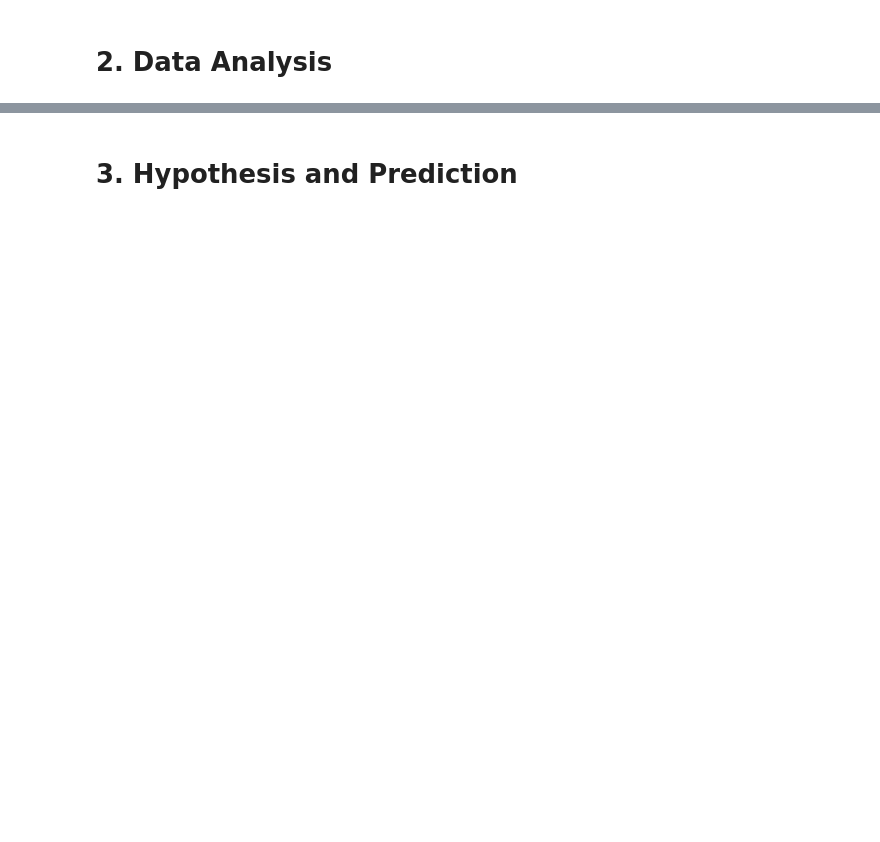
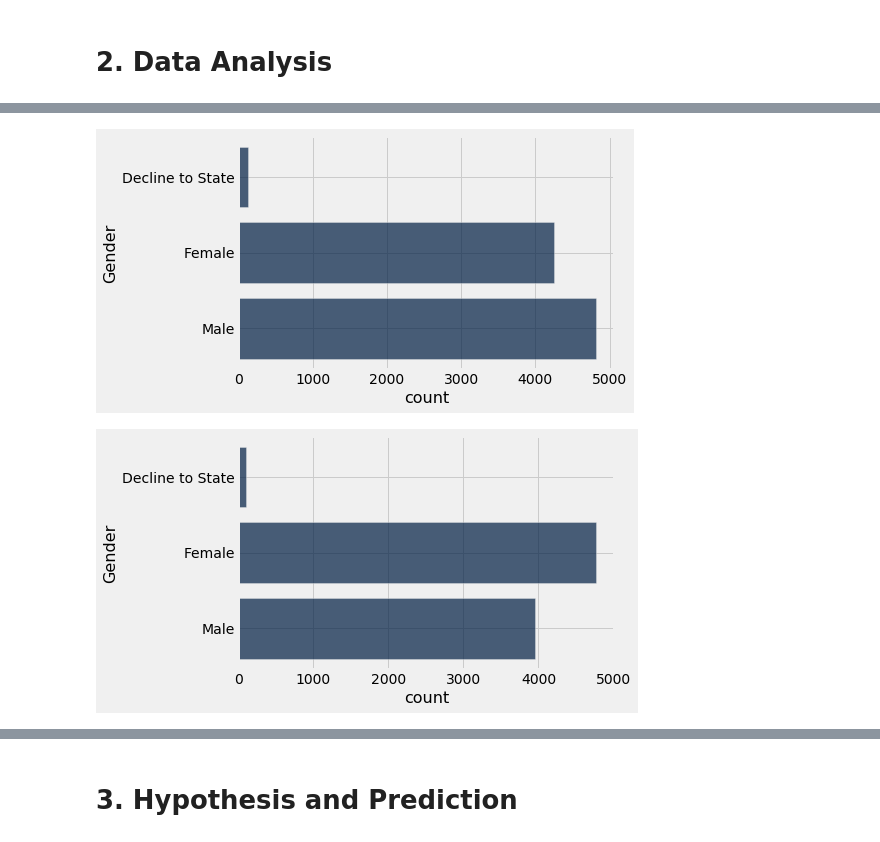
Before and after one commit to catherinelgee/CSK-curriculum, a Jupyter notebook: data_seminar/csk_nb.ipynb, the cells around one changed output, grey strips where cells are left out. Saved outputs shown, nothing was run; the diff lists cells and outputs as text; code cells hidden in the pictures; blank space fills up the shorter version.

```diff
--- a/data_seminar/csk_nb.ipynb
+++ b/data_seminar/csk_nb.ipynb
@@ -161,0 +250,3 @@ student_maj
+# %%
+stem_majors = stem_gender.group(['STEM Flag', 'Gender'])
+stem_majors.show(5)
@@ -161,0 +261,3 @@ student_maj
+# %%
+non_stem_majors = stem_gender.group(['STEM Flag', 'Gender'])
+non_stem_majors.show(5)
@@ -161,0 +272,11 @@ student_maj
+# %%
+#separate into stem and non-stem majors by gender
+stem_majors = stem_majors.where('STEM Flag', 1)
+non_stem_majors = non_stem_majors.where('STEM Flag', 0)
+
+#graph gender distribution between stem vs. non-stem majors
+stem_majors.select(['Gender', 'count']).barh('Gender')
+non_stem_majors.select(['Gender', 'count']).barh('Gender')
+# %% [output]
+[figure, added]
+[figure, added]
```
Also changed, not shown: parts of 44 cells of this notebook, 1 other file.
